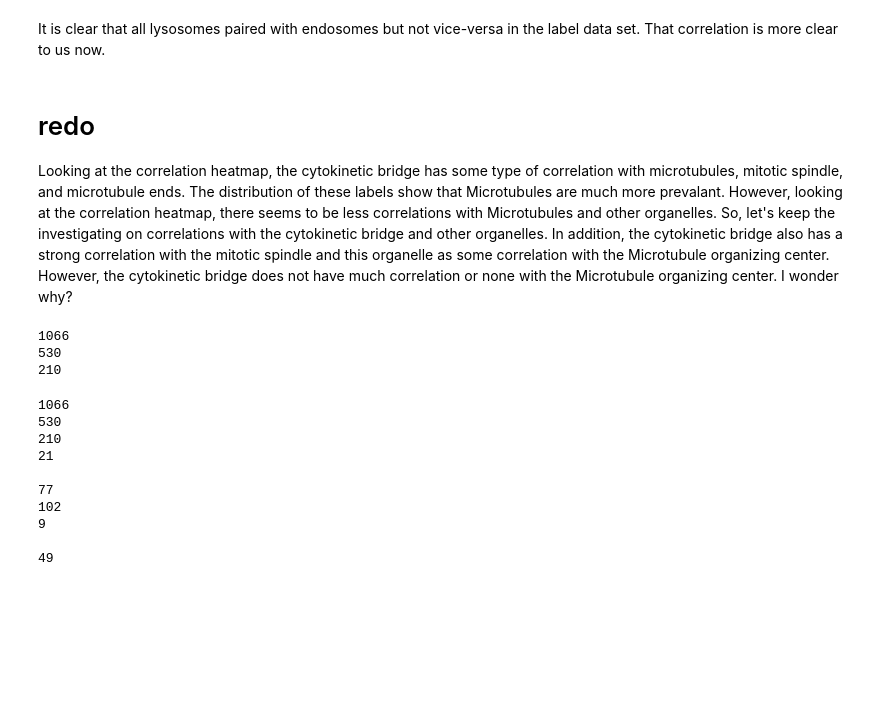
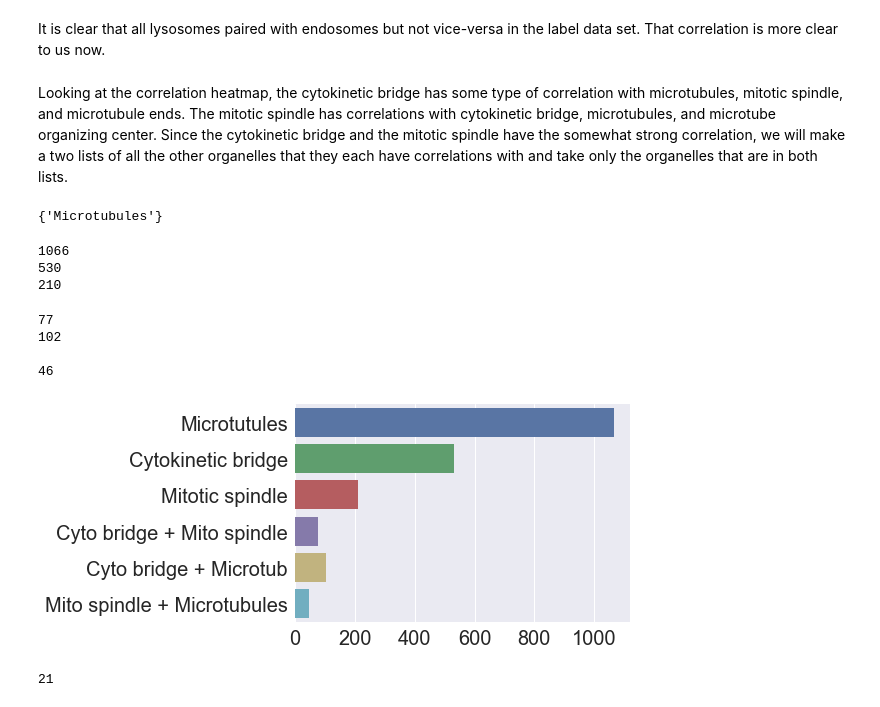
Before and after one commit to pdubz-sudo/protein-recognition, a Jupyter notebook: scripts/exploratory_analysis.ipynb, the cells around one changed output. Drawn from its saved outputs; the diff is of its cells as text; code cells hidden in the pictures; blank space fills up the shorter version.

```diff
--- a/scripts/exploratory_analysis.ipynb
+++ b/scripts/exploratory_analysis.ipynb
@@ -255,9 +317,16 @@ lysosome + endosome 28
 [figure]
 # %% [markdown]
 It is clear that all lysosomes paired with endosomes but not vice-versa in the label data set. That correlation is more clear to us now.
-# %% [markdown]
-# redo
-Looking at the correlation heatmap, the cytokinetic bridge has some type of correlation with microtubules, mitotic spindle, and microtubule ends. The distribution of these labels show that Microtubules are much more prevalant. However, looking at the correlation heatmap, there seems to be less correlations with Microtubules and other organelles. So, let's keep the investigating on correlations with the cytokinetic bridge and other organelles. In addition, the cytokinetic bridge also has a strong correlation with the mitotic spindle and this organelle as some correlation with the Microtubule organizing center. However, the cytokinetic bridge does not have much correlation or none with the Microtubule organizing center. I wonder why?
+# %% [markdown]
+Looking at the correlation heatmap, the cytokinetic bridge has some type of correlation with microtubules, mitotic spindle, and microtubule ends. The mitotic spindle has correlations with cytokinetic bridge, microtubules, and microtube organizing center. Since the cytokinetic bridge and the mitotic spindle have the somewhat strong correlation, we will make a two lists of all the other organelles that they each have correlations with and take only the organelles that are in both lists.
+# %%
+cytokinetic_bridge = ['Microtubules', 'Mitotic spindle', 'Microtubule ends']
+mitotic_spindle = ['Microtubules', 'Microtubule organizing center', 'Cytokinetic bridge']
+
+# Find organelle that is in both lists
+print(set(cytokinetic_bridge).intersection(set(mitotic_spindle)))
+# %% [output]
+{'Microtubules'}
 # %%
 print(df[df['Microtubules']==1].shape[0])
 print(df[df['Cytokinetic bridge']==1].shape[0])
@@ -268,25 +337,43 @@ print(df[df['Mitotic spindle']==1].shape[0])
 1066
 530
 210
+# %%
+print(df[(df['Cytokinetic bridge']==1)&(df['Mitotic spindle']==1)].shape[0])
+print(df[(df['Cytokinetic bridge']==1)&(df['Microtubules']==1)].shape[0])
+
+print('')
+print(df[(df['Mitotic spindle']==1)&(df['Microtubules']==1)].shape[0])
+# %% [output]
+77
+102
+
+46
 # %%
-print(df[df['Microtubules']==1].shape[0])
-print(df[df['Cytokinetic bridge']==1].shape[0])
-print(df[df['Mitotic spindle']==1].shape[0])
-print(df[df['Microtubule ends']==1].shape[0])
-print('')
-print(df[(df['Cytokinetic bridge']==1)&(df['Mitotic spindle']==1)].shape[0])
-print(df[(df['Cytokinetic bridge']==1)&(df['Microtubules']==1)].shape[0])
-print(df[(df['Cytokinetic bridge']==1)&(df['Microtubule ends']==1)].shape[0])
-print('')
-print(df[(df['Microtubule organizing center']==1)&(df['Mitotic spindle']==1)].shape[0])
+microtubes_num = df[df['Microtubules']==1].shape[0]
+cytobridge_num = df[df['Cytokinetic bridge']==1].shape[0]
+mit_spind_num = df[df['Mitotic spindle']==1].shape[0]
+
+cb_mit = df[(df['Cytokinetic bridge']==1)&(df['Mitotic spindle']==1)].shape[0]
+cyt_micro = df[(df['Cytokinetic bridge']==1)&(df['Microtubules']==1)].shape[0]
+mito_micro = df[(df['Mitotic spindle']==1)&(df['Microtubules']==1)].shape[0]
+
+sns.barplot(x=[microtubes_num,
+               cytobridge_num,
+               mit_spind_num,
+              cb_mit,
+              cyt_micro,
+              mito_micro],
+            y=['Microtutules',
+               'Cytokinetic bridge',
+               'Mitotic spindle',
+              'Cyto bridge + Mito spindle',
+              'Cyto bridge + Microtub',
+              'Mito spindle + Microtubules'])
+sns.set(font_scale=1)
+plt.show()
 # %% [output]
-1066
-530
-210
-21
-
-77
-102
-9
-
-49
+[figure, added]
+# %%
+df[(df['Mitotic spindle']==1)&(df['Microtubules']==1)&(df['Cytokinetic bridge'])].shape[0]
+# %% [output]
+21
```
Also changed, not shown: parts of 10 cells of this notebook, 4 other files.
